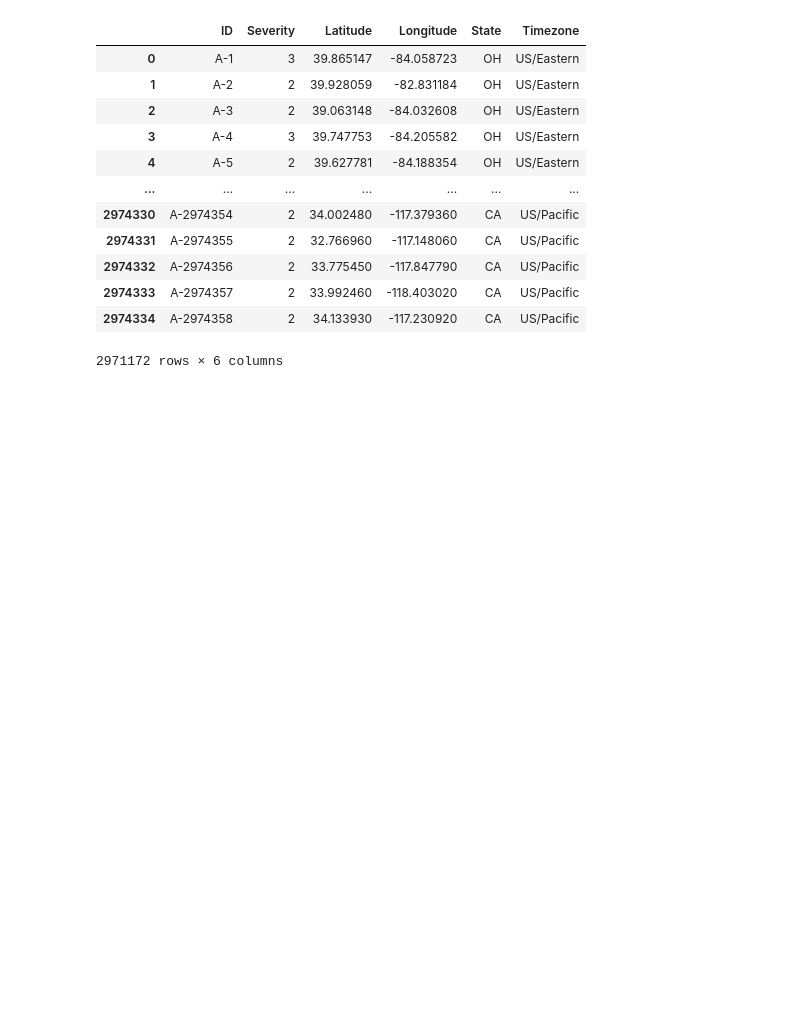
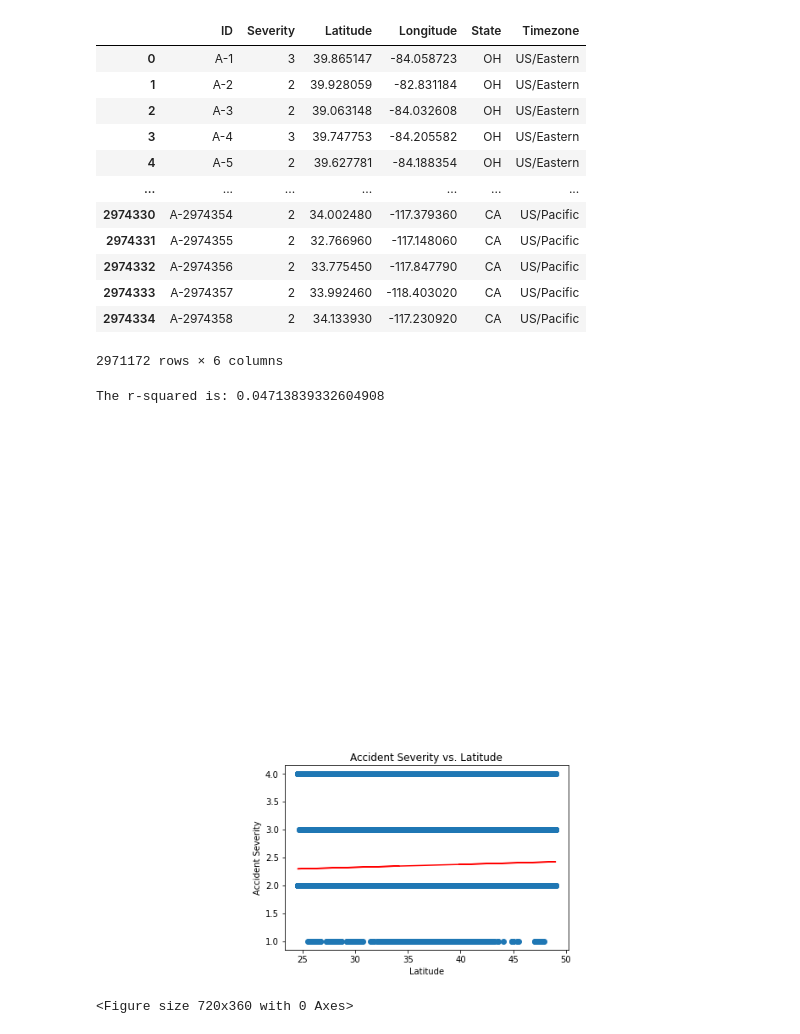
Before and after one commit to mseidenberg13/team_4_project, a Jupyter notebook: loc_analysis.ipynb, the cells around one changed output. Saved outputs shown, nothing was run; the diff lists cells and outputs as text; code cells hidden in the pictures; blank space fills up the shorter version.

```diff
--- a/loc_analysis.ipynb
+++ b/loc_analysis.ipynb
@@ -70,3 +74,24 @@ loc_data.dropna()
 | 2974333 | A-2974357 | 2 | 33.992460 | -118.403020 | CA | US/Pacific |
 | 2974334 | A-2974358 | 2 | 34.133930 | -117.230920 | CA | US/Pacific |
 2971172 rows × 6 columns
+# %%
+x_values = loc_data["Latitude"]
+y_values = loc_data["Severity"]
+(slope, intercept, rvalue, pvalue, stderr) = sts.linregress(x_values, y_values)
+regress_values = x_values * slope + intercept
+line_eq = "y = " + str(round(slope,2)) + "x + " + str(round(intercept,2))
+plt.scatter(x_values,y_values)
+plt.plot(x_values,regress_values,"r-")
+plt.annotate(line_eq,(6,10),fontsize=15,color="red")
+plt.title("Accident Severity vs. Latitude")
+plt.xlabel('Latitude')
+plt.ylabel('Accident Severity')
+print(f"The r-squared is: {rvalue}")
+
+plt.figure(figsize=(10,5))
+plt.savefig(r'C:\Users\mseid\UCBWork\team_4_project\output\severity_vs_latitude')
+plt.show()
+# %% [output]
+The r-squared is: 0.04713839332604908
+[figure, added]
+<Figure size 720x360 with 0 Axes>
```
Also changed, not shown: parts of 5 cells of this notebook, 3 other files.
